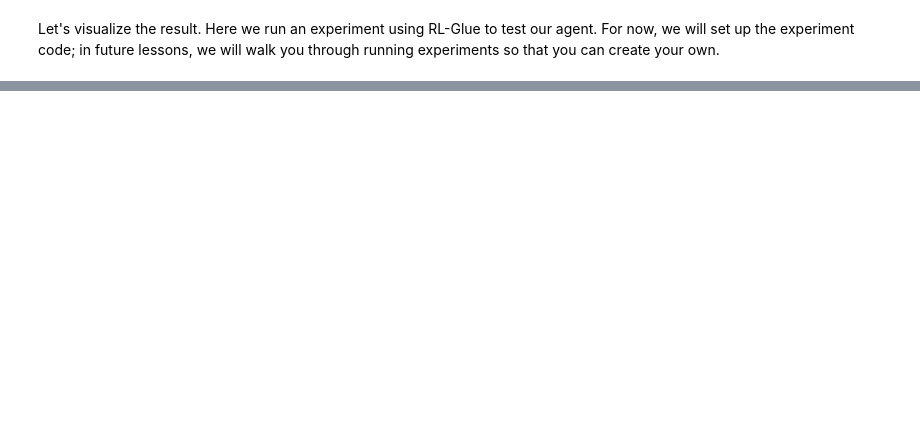
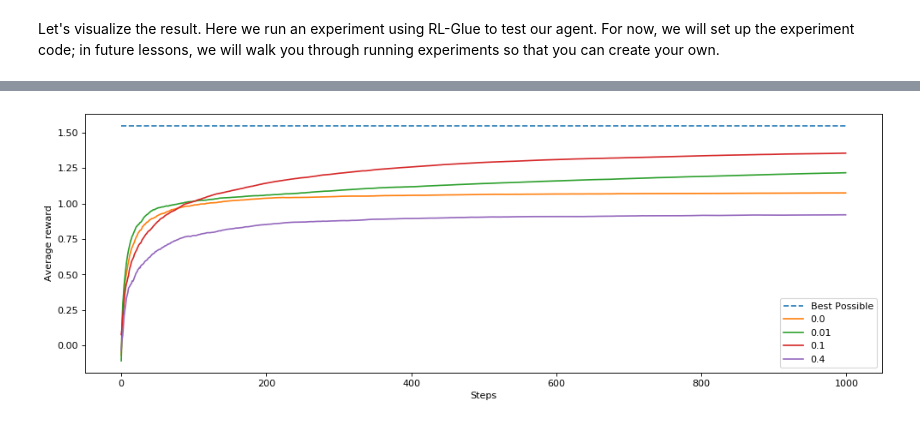
Before and after one commit to ArkaStark/Artificial_Intelligence, a Jupyter notebook: RL/Bandit.ipynb, the cells around one changed output, grey strips where cells are left out. Drawn from its saved outputs; the diff is of its cells as text; code cells hidden in the pictures; blank space fills up the shorter version.

```diff
--- a/RL/Bandit.ipynb
+++ b/RL/Bandit.ipynb
@@ -201,0 +413,19 @@ plt.show()
+# %%
+# ---------------
+# Discussion Cell
+# ---------------
+print("Random Seed 1")
+np.random.seed(1)
+for _ in range(15):
+    if np.random.random() < 0.1:
+        print("Exploratory Action")
+
+
+print()
+print()
+
+print("Random Seed 2")
+np.random.seed(2)
+for _ in range(15):
+    if np.random.random() < 0.1:
+        print("Exploratory Action")
@@ -201,0 +451,57 @@ plt.show()
+# %%
+# ---------------
+# Discussion Cell
+# ---------------
+
+# Experiment code for different e-greedy
+epsilons = [0.0, 0.01, 0.1, 0.4]
+
+plt.figure(figsize=(15, 5), dpi= 80, facecolor='w', edgecolor='k')
+plt.plot([1.55 for _ in range(num_steps)], linestyle="--")
+
+n_q_values = []
+n_averages = []
+n_best_actions = []
+
+num_runs = 200
+
+for epsilon in epsilons:
+    all_averages = []
+    for run in tqdm(range(num_runs)):
+        agent = EpsilonGreedyAgent
+        agent_info = {"num_actions": 10, "epsilon": epsilon}
+        env_info = {"random_seed": run}
+
+        rl_glue = RLGlue(env, agent)
+        rl_glue.rl_init(agent_info, env_info)
+        rl_glue.rl_start()
+
+        best_arm = np.argmax(rl_glue.environment.arms)
+
+        scores = [0]
+        averages = []
+        best_action_chosen = []
+
+        for i in range(num_steps):
+            reward, state, action, is_terminal = rl_glue.rl_step()
+            scores.append(scores[-1] + reward)
+            averages.append(scores[-1] / (i + 1))
+            if action == best_arm:
+                best_action_chosen.append(1)
+            else:
+                best_action_chosen.append(0)
+            if epsilon == 0.1 and run == 0:
+                n_q_values.append(np.copy(rl_glue.agent.q_values))
+        if epsilon == 0.1:
+            n_averages.append(averages)
+            n_best_actions.append(best_action_chosen)
+        all_averages.append(averages)
+
+    plt.plot(np.mean(all_averages, axis=0))
+
+plt.legend(["Best Possible"] + epsilons)
+plt.xlabel("Steps")
+plt.ylabel("Average reward")
+plt.show()
+# %% [output]
+[figure, added]
```
Also changed, not shown: parts of 26 cells of this notebook.
